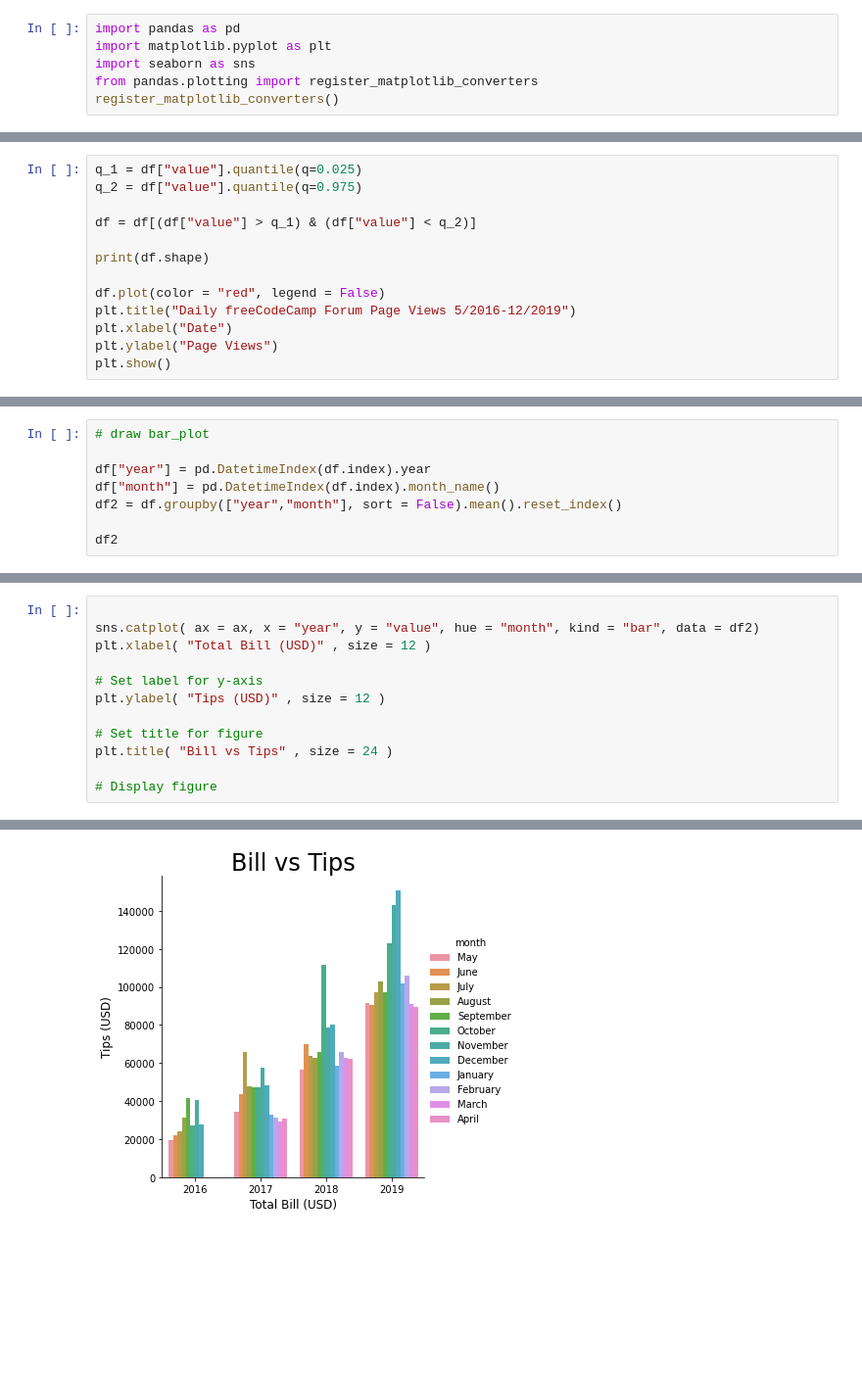
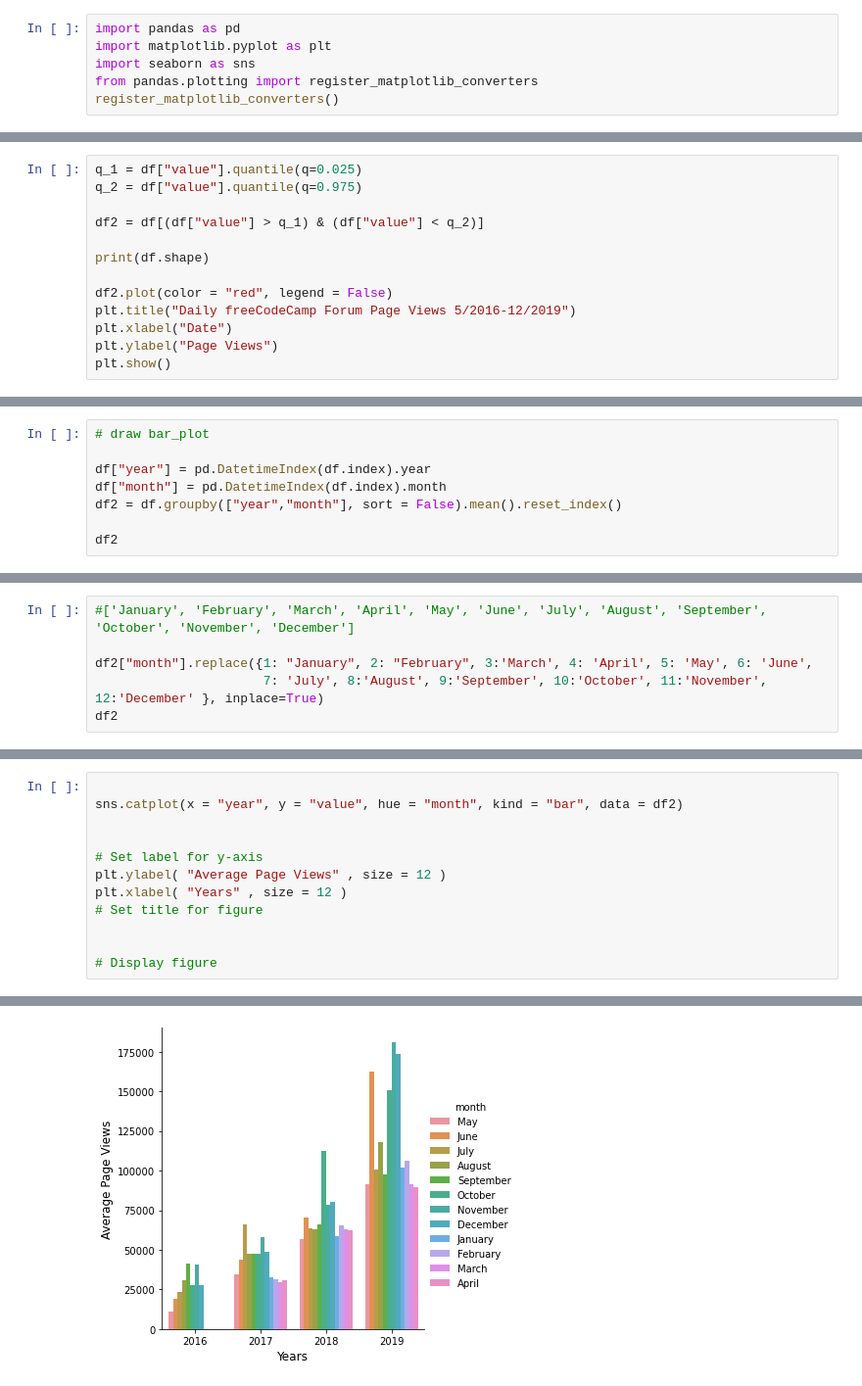
Before and after one commit to YosefGuevara012/Page-View-Time-Series-Visualizer, a Jupyter notebook: test_time_series.ipynb, the cells around one changed output, grey strips where cells are left out. Shown: that part at 98% size. Drawn from its saved outputs; the diff is of its cells as text; blank space fills up the shorter version.

Commit message:
fixing some issues with the sorting to fit the reference image

```diff
--- a/test_time_series.ipynb
+++ b/test_time_series.ipynb
@@ -14,11 +13,11 @@ df.shape
 q_1 = df["value"].quantile(q=0.025)
 q_2 = df["value"].quantile(q=0.975)
 
-df = df[(df["value"] > q_1) & (df["value"] < q_2)]
+df2 = df[(df["value"] > q_1) & (df["value"] < q_2)]
 
 print(df.shape)
 
-df.plot(color = "red", legend = False)
+df2.plot(color = "red", legend = False)
 plt.title("Daily freeCodeCamp Forum Page Views 5/2016-12/2019")
 plt.xlabel("Date")
 plt.ylabel("Page Views")
@@ -30,7 +72,7 @@ plt.show()
 # draw bar_plot
 
 df["year"] = pd.DatetimeIndex(df.index).year
-df["month"] = pd.DatetimeIndex(df.index).month_name()
+df["month"] = pd.DatetimeIndex(df.index).month
 df2 = df.groupby(["year","month"], sort = False).mean().reset_index()
 
 df2
@@ -54,0 +97,6 @@ df2
+# %%
+#['January', 'February', 'March', 'April', 'May', 'June', 'July', 'August', 'September', 'October', 'November', 'December']
+
+df2["month"].replace({1: "January", 2: "February", 3:'March', 4: 'April', 5: 'May', 6: 'June',
+                      7: 'July', 8:'August', 9:'September', 10:'October', 11:'November', 12:'December' }, inplace=True)
+df2
@@ -55,13 +121,13 @@ df2
 # %%
 
-sns.catplot( ax = ax, x = "year", y = "value", hue = "month", kind = "bar", data = df2)
-plt.xlabel( "Total Bill (USD)" , size = 12 )
+sns.catplot(x = "year", y = "value", hue = "month", kind = "bar", data = df2)
+
 
 # Set label for y-axis
-plt.ylabel( "Tips (USD)" , size = 12 )
+plt.ylabel( "Average Page Views" , size = 12 )
+plt.xlabel( "Years" , size = 12 )
+# Set title for figure
 
-# Set title for figure
-plt.title( "Bill vs Tips" , size = 24 )
 
 # Display figure
 # %% [output]
@@ -69 +135 @@ Text(0.5, 1.0, 'Bill vs Tips')
-[figure, old version]
+[figure, new version]
```
Also changed, not shown: parts of 15 cells of this notebook.
